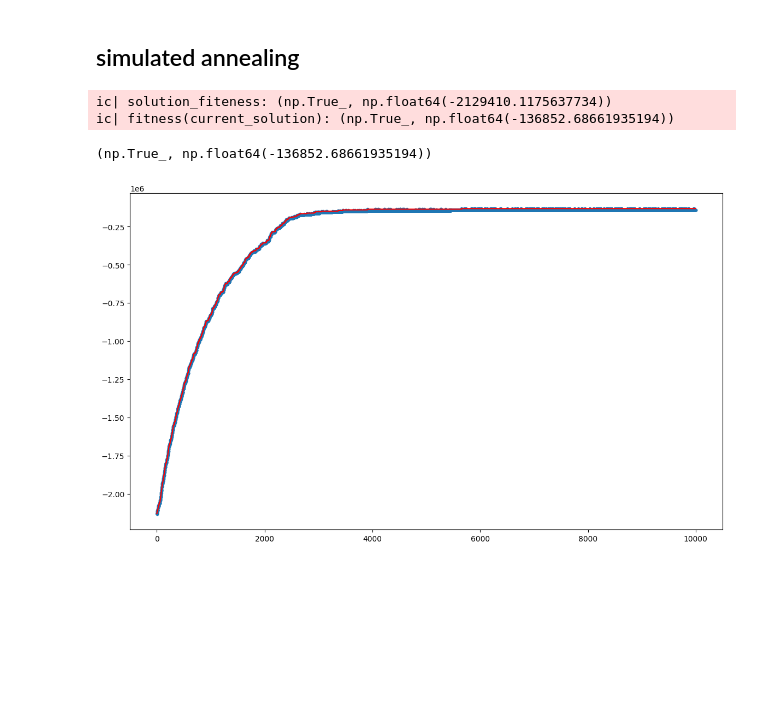
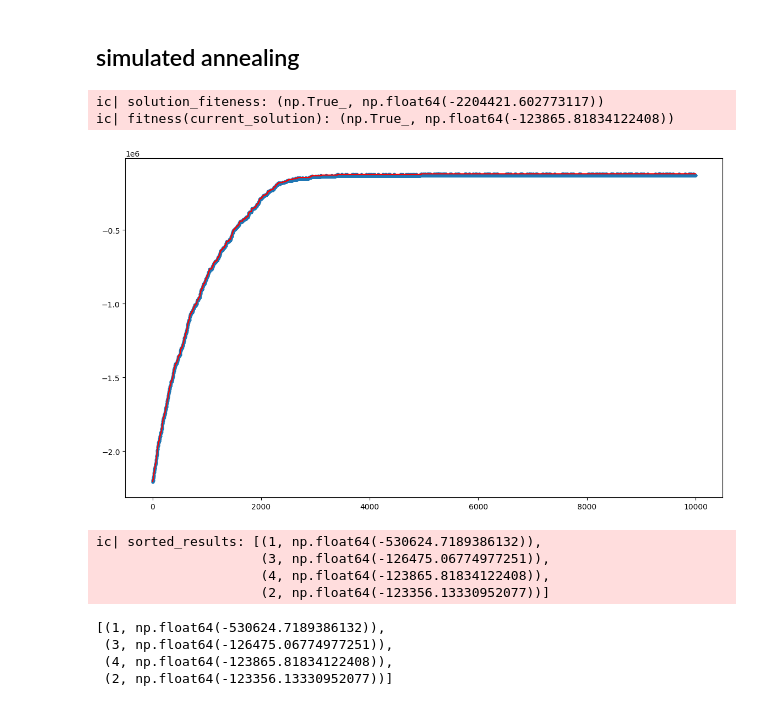
Before and after one commit to mickp18/CI2024_lab1, a Jupyter notebook: set-cover.ipynb, the cells around one changed output. Cells and saved outputs as stored; diff of their text form; code cells hidden in the pictures; blank space fills up the shorter version.

```diff
--- a/set-cover.ipynb
+++ b/set-cover.ipynb
@@ -14,6 +14,8 @@ import numpy as np
 from matplotlib import pyplot as plt
 
 from icecream import ic
+# %%
+results = []
 # %% [markdown]
 ## Reproducible Initialization
 
@@ -111,4 +113,6 @@ _ = plt.scatter(range(len(history)), history, marker=".")
 
 
 ic(fitness_solution)
+
+results.append((1,fitness_solution[1]))
 # %% [output]
@@ -173,4 +176,6 @@ _ = plt.scatter(range(len(history)), history, marker=".")
 
 ic(history.index(max(history)))
 ic(fitness_solution)
+
+results.append((2,fitness_solution[1]))
 # %% [output]
@@ -217,4 +221,6 @@ plt.plot(
 _ = plt.scatter(range(len(history)), history, marker=".")
 
 ic(fitness(current_solution))
+
+results.append((3,solution_fiteness[1]))
 # %% [output]
@@ -235,34 +241,50 @@ solution_fiteness = fitness(current_solution)
 history = [solution_fiteness[1]]
 ic(solution_fiteness)
 
 
 
 temp = 1565
 for steps in range(MAX_STEPS):
     #tweak
     new_solution = single_tweak(current_solution)
     f = fitness(new_solution)
     if(f > solution_fiteness or (f[0]  and simulated_annealing(solution_fiteness, f, temp))):
         #ic(steps, cost(current_solution), cost(new_solution))
         current_solution = new_solution
         solution_fiteness = f
     history.append(float(f[1]))
     temp*=0.99
 
 
 
 
 plt.figure(figsize=(14, 8))
 plt.plot(
     range(len(history)),
     list(accumulate(history, max)),
     color="red",
 )
 _ = plt.scatter(range(len(history)), history, marker=".")
 
 ic(fitness(current_solution))
+
+
+results.append((4,solution_fiteness[1]))
 # %% [output]
-ic| solution_fiteness: (np.True_, np.float64(-2129410.1175637734))
-ic| fitness(current_solution): (np.True_, np.float64(-136852.68661935194))
+ic| solution_fiteness: (np.True_, np.float64(-2204421.602773117))
+ic| fitness(current_solution): (np.True_, np.float64(-123865.81834122408))
-(np.True_, np.float64(-136852.68661935194))
-[figure, old version]
+[figure, new version]
+# %%
+#sort results, array of tuples, where the first element is the algorithm and the second is the fitness
+
+sorted_results = sorted(results, key=lambda x: x[1], reverse = True)
+ic(sorted_results)
+# %% [output]
+ic| sorted_results: [(1, np.float64(-530624.7189386132)),
+                     (3, np.float64(-126475.06774977251)),
+                     (4, np.float64(-123865.81834122408)),
+                     (2, np.float64(-123356.13330952077))]
+[(1, np.float64(-530624.7189386132)),
+ (3, np.float64(-126475.06774977251)),
+ (4, np.float64(-123865.81834122408)),
+ (2, np.float64(-123356.13330952077))]
```
Also changed, not shown: parts of 4 cells of this notebook.
